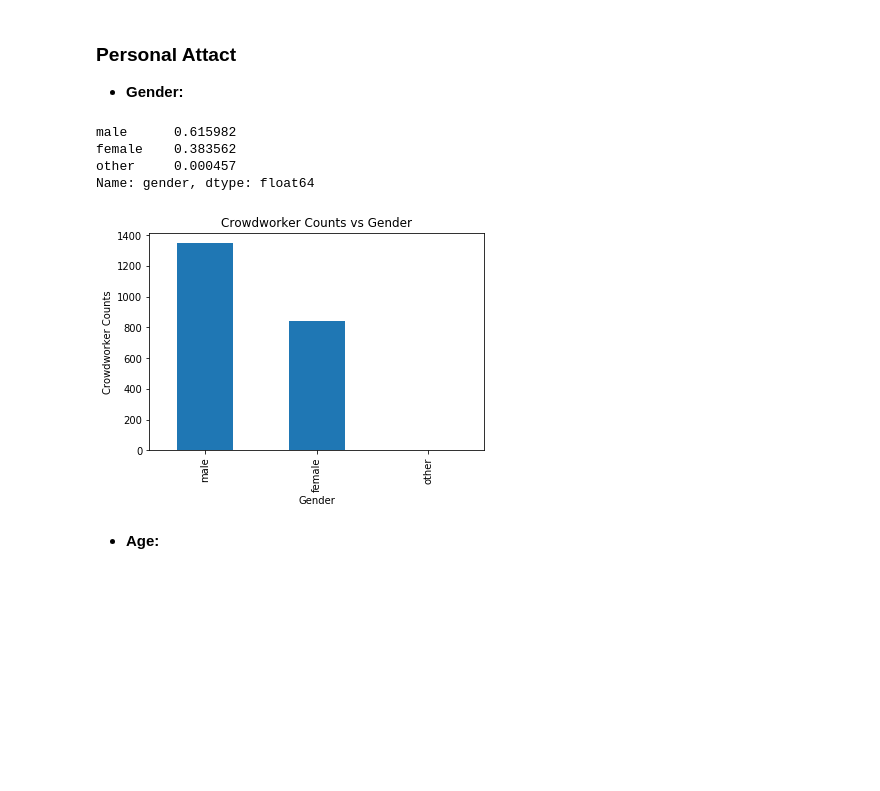
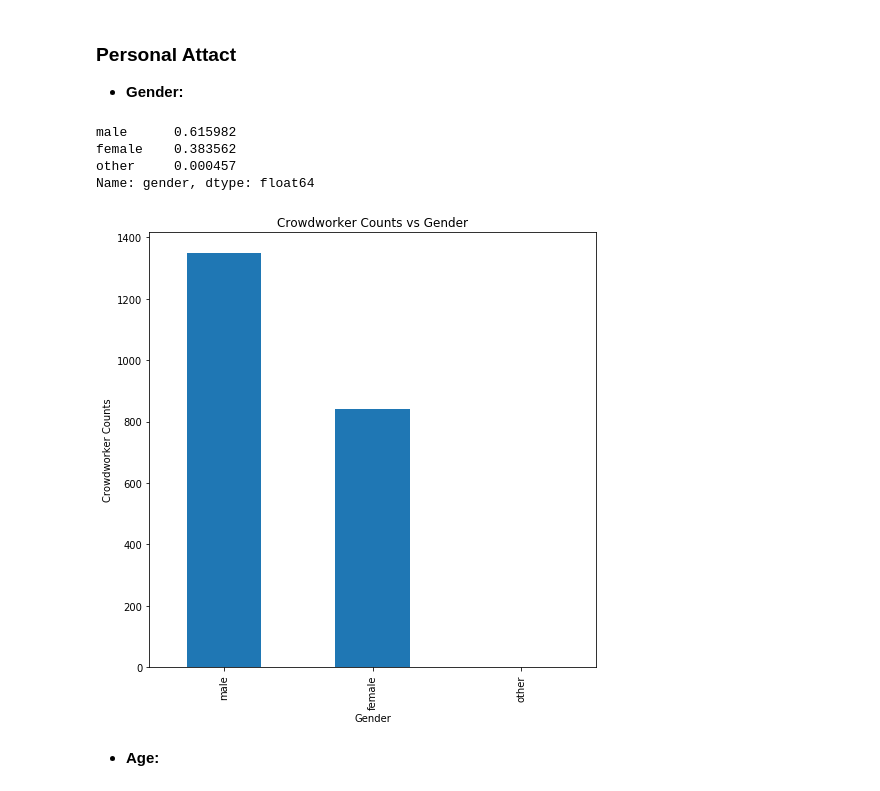
Before and after one commit to Shuya-Ma/data-512, a Jupyter notebook: data-512-a2/data-512-a2.ipynb, the cells around one changed output. Cells and saved outputs as stored; diff of their text form; code cells hidden in the pictures; blank space fills up the shorter version.

```diff
--- a/data-512-a2/data-512-a2.ipynb
+++ b/data-512-a2/data-512-a2.ipynb
@@ -61,19 +61,20 @@ First, let's analyze the basic demographic information about the Crowdflower wor
 - **Gender:**
 # %%
 attack_gender = attack_demograohics['gender'].value_counts()
+plt.figure(figsize=(8,8))
 attack_gender.plot(kind='bar')
 display(attack_gender/attack_gender.sum())
 plt.ylabel('Crowdworker Counts')
 plt.xlabel('Gender')
 plt.title('Crowdworker Counts vs Gender')
 plt.savefig('plot/attack_gender')
 plt.show()
 # %% [output]
 male      0.615982
 female    0.383562
 other     0.000457
 Name: gender, dtype: float64
-[figure, old version]
+[figure, new version]
 # %% [markdown]
 -  **Age:**
 # %%
```
Also changed, not shown: parts of 23 cells of this notebook, 8 other files.
